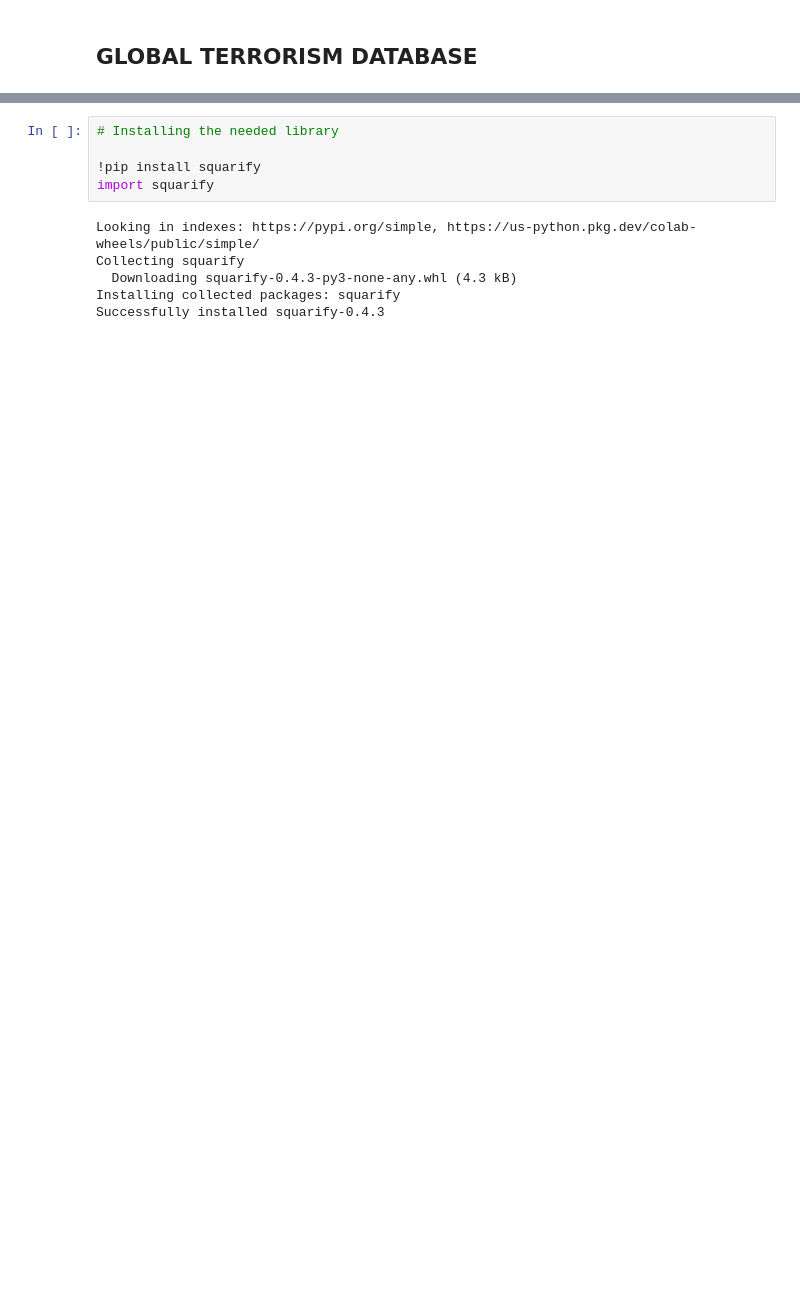
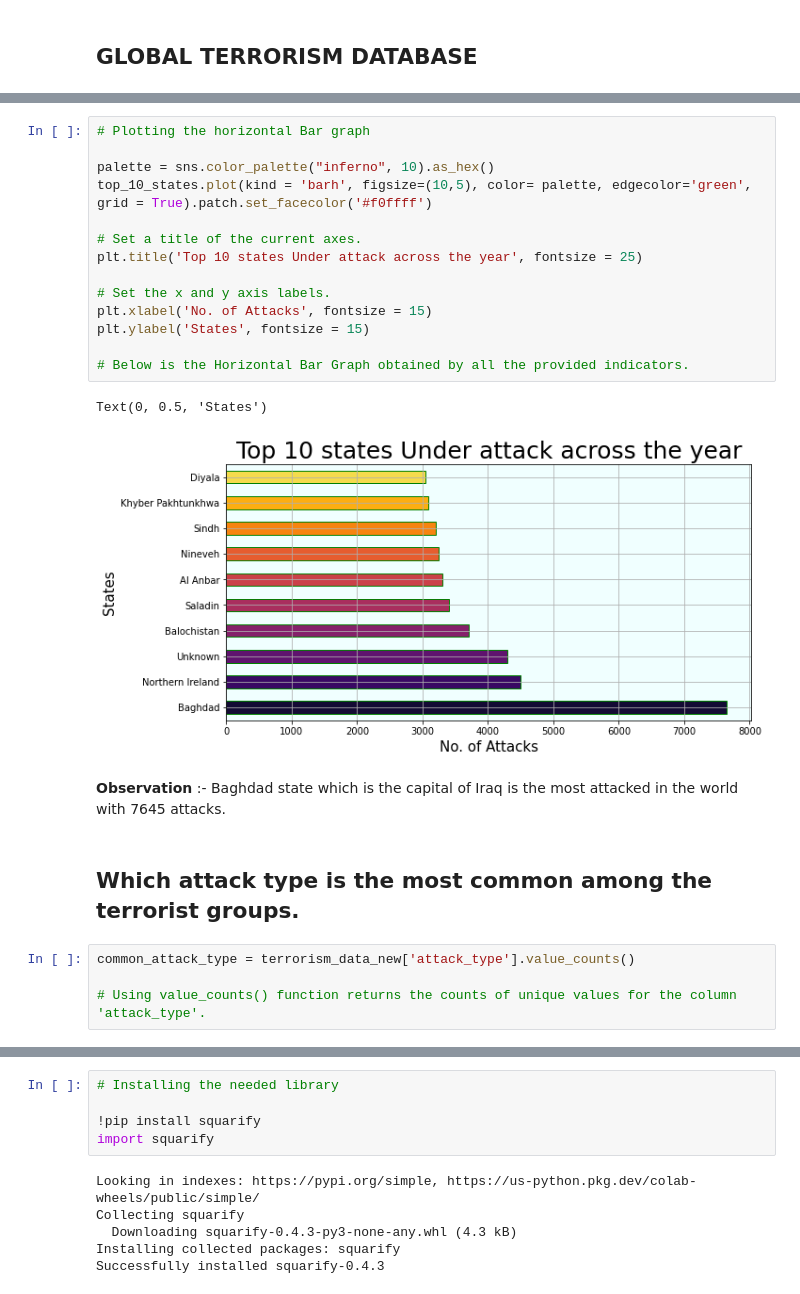
Before and after one commit to Dshivank/EDA-Global-Terrorism-Analysis, a Jupyter notebook: Global_Terrorism_Analysis_Capstone_Project.ipynb, the cells around one changed output, grey strips where cells are left out. Cells and saved outputs as stored; diff of their text form; blank space fills up the shorter version.

```diff
--- a/Global_Terrorism_Analysis_Capstone_Project.ipynb
+++ b/Global_Terrorism_Analysis_Capstone_Project.ipynb
@@ -459,0 +440,25 @@ plt.show()
+# %%
+# Plotting the horizontal Bar graph
+
+palette = sns.color_palette("inferno", 10).as_hex()
+top_10_states.plot(kind = 'barh', figsize=(10,5), color= palette, edgecolor='green', grid = True).patch.set_facecolor('#f0ffff')
+
+# Set a title of the current axes.
+plt.title('Top 10 states Under attack across the year', fontsize = 25)
+
+# Set the x and y axis labels.
+plt.xlabel('No. of Attacks', fontsize = 15)
+plt.ylabel('States', fontsize = 15)
+
+# Below is the Horizontal Bar Graph obtained by all the provided indicators.
+# %% [output]
+Text(0, 0.5, 'States')
+[figure, added]
+# %% [markdown]
+**Observation** :- Baghdad state which is the capital of Iraq is the most attacked in the world with 7645 attacks.
+# %% [markdown]
+## <b>  Which attack type is the most common among the terrorist groups.
+# %%
+common_attack_type = terrorism_data_new['attack_type'].value_counts()
+
+# Using value_counts() function returns the counts of unique values for the column 'attack_type'.
```
Also changed, not shown: parts of 101 cells of this notebook.
